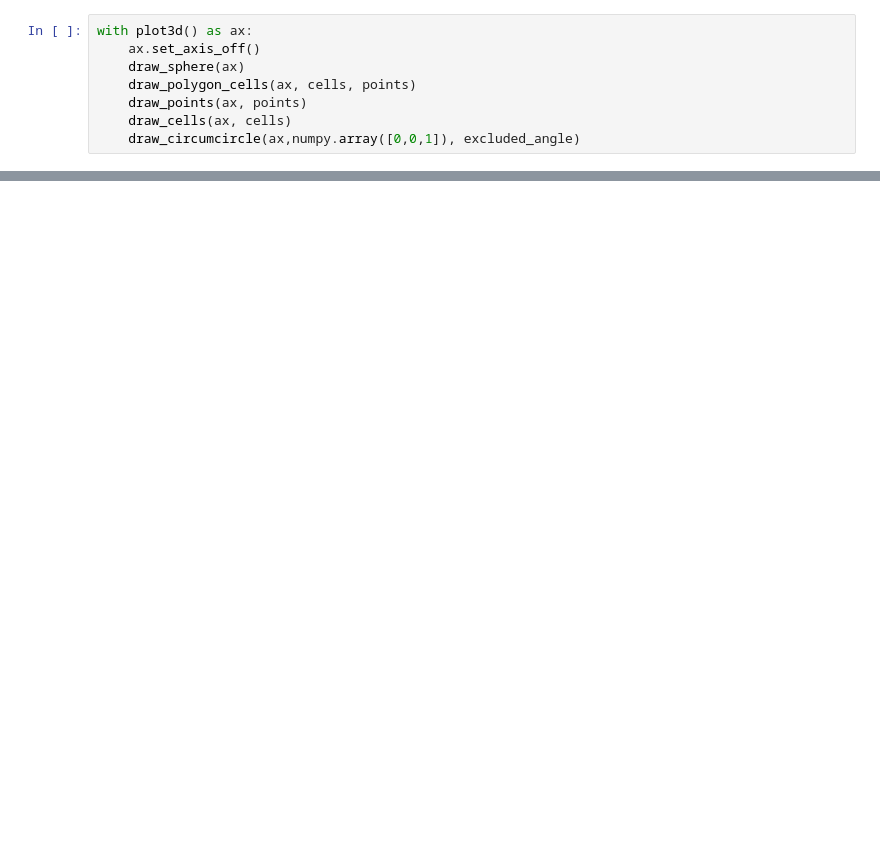
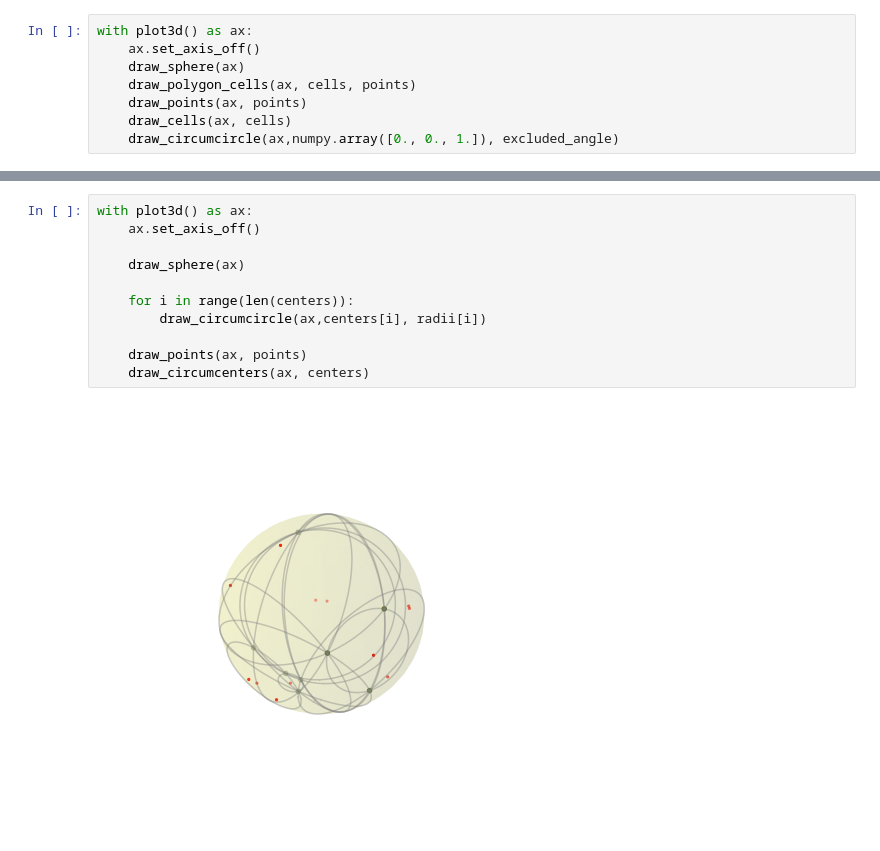
Before and after one commit to uchchwhash/voronoi, a Jupyter notebook: voronoi.ipynb, the cells around one changed output, grey strips where cells are left out. Cells and saved outputs as stored; diff of their text form; blank space fills up the shorter version.

```diff
--- a/voronoi.ipynb
+++ b/voronoi.ipynb
@@ -221,5 +201,5 @@ with plot3d() as ax:
     draw_polygon_cells(ax, cells, points)
     draw_points(ax, points)
     draw_cells(ax, cells)
-    draw_circumcircle(ax,numpy.array([0,0,1]), excluded_angle)
+    draw_circumcircle(ax,numpy.array([0., 0., 1.]), excluded_angle)
 # %% [output]
@@ -226,0 +207,13 @@ NameError: name 'plot3d' is not defined
+# %%
+with plot3d() as ax:
+    ax.set_axis_off()
+
+    draw_sphere(ax)
+
+    for i in range(len(centers)):
+        draw_circumcircle(ax,centers[i], radii[i])
+
+    draw_points(ax, points)
+    draw_circumcenters(ax, centers)
+# %% [output]
+[figure, added]
```
Also changed, not shown: parts of 3 cells of this notebook, 1 other file.
